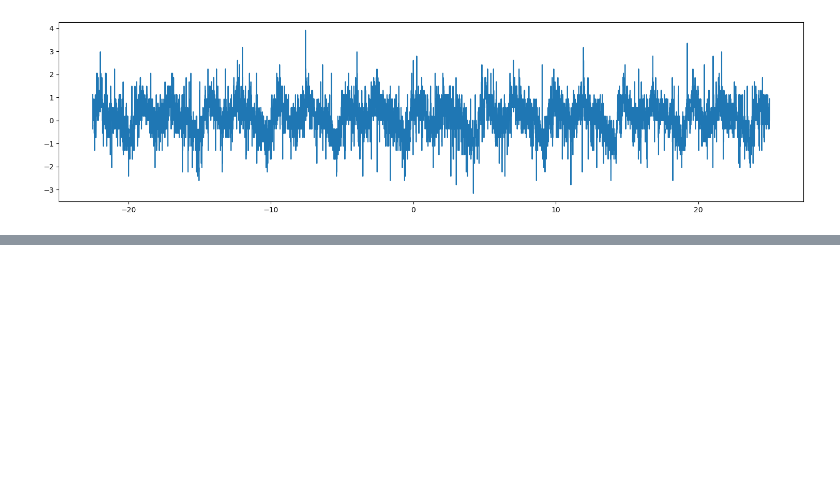
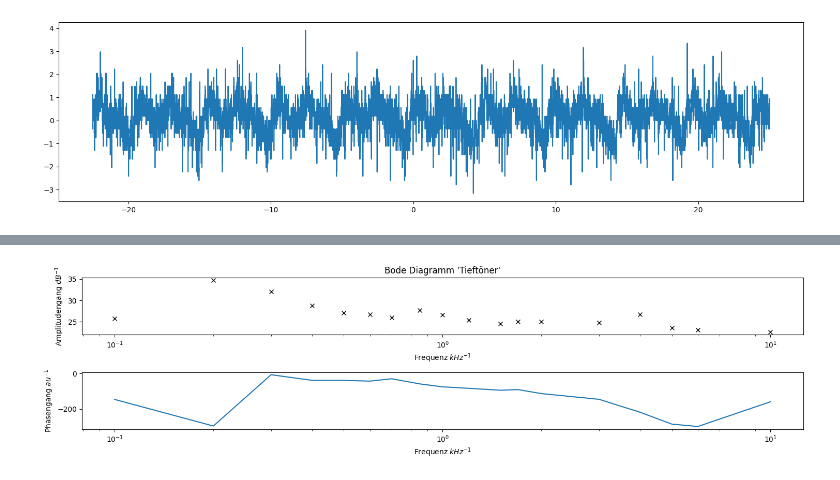
Before and after one commit to Matze-Katze/SSS, a Jupyter notebook: Versuch3/versuch3.ipynb, the cells around one changed output, grey strips where cells are left out. Saved outputs shown, nothing was run; the diff lists cells and outputs as text; code cells hidden in the pictures; blank space fills up the shorter version.

Commit message:
Added quick-and-dirty version for the second task.

```diff
--- a/Versuch3/versuch3.ipynb
+++ b/Versuch3/versuch3.ipynb
@@ -19,0 +22,83 @@ plt.plot(x[:,0],x[:,1],label="Mundharmonika")
+# %%
+# kHz
+freqs = [.1, .2, .3, .4, .5, .6, .7, .85, 1, 1.2, 1.5, 1.7, 2, 3, 4, 5, 6, 10]
+
+def read_csv(path:str, col:int, start:int, stop:int):
+    values = np.genfromtxt(fname=path,dtype=str, delimiter=";", usecols=(col), skip_header=start-1, max_rows=stop-start)
+    valueList=[]
+    for yStrings in values:
+        if yStrings.endswith('s'):
+            yStrings = yStrings[:-2]
+        Values=yStrings.replace(",",".").split(";")
+        valueList.append(Values)
+    return np.array(valueList, dtype= float)
+
+# takes time-deltas, returns phaseshifts
+def delta2phase(delta_arrray, freqs_array=freqs):
+    phasearray = []
+    for i in range(len(delta_arrray)):
+        phasearray.append(-delta_arrray[i] * 360/1000 * freqs_array[i]) # adjust powers of ten
+    return phasearray
+
+# check if phaseshift (adjustet to s) is smaller than 2pi (given in seconds also). If not returns False, prints Index.
+def check_phases(delta_array, freqsarray=freqs)->bool:
+    for i in range(2, len(delta_array)):
+        if delta_array[i] / 1_000_000 > 1 / (freqsarray[i] * 1000):# adjust powers of ten
+            print("Failed at Index " + str(i) + ": " + str(delta_array[i] / 1_000_000) + " , " + str(1 / (freqsarray[i]) * 1000))
+            return False
+    return True
+# print(check_phases(delta_t))
+# print(check_phases(delta_h))
+
+# 'Tieftöner'
+peak2peak_t = read_csv("./Files/teil2.csv", 2, 2, 20)
+delta_t = read_csv("./Files/teil2.csv", 3, 2, 20)
+# adapt ms -> µs
+for i in range(0,2):
+    delta_t[i] *= 1000
+log_peak2peak_t = 20 * np.log10(peak2peak_t)
+
+phases_t = delta2phase(delta_t)
+# print(phases_t)
+
+# 'Hochtöner'
+peak2peak_h = read_csv("./Files/teil2.csv", 2, 22, 40)
+delta_h = read_csv("./Files/teil2.csv", 3, 22, 40)
+# adapt ms -> µs
+for i in range(0,5):
+    delta_h[i] *= 1000
+log_peak2peak_h = 20 * np.log10(peak2peak_h)
+
+phases_h = delta2phase(delta_h)
+
+
+def plotter():
+    pass
+
+plt.subplot(2, 1, 1)
+plt.title("Bode Diagramm \'Tieftöner\'")
+plt.plot(freqs, log_peak2peak_t, 'xk')
+plt.semilogx()
+plt.xlabel("Frequenz $kHz^{-1}$")
+plt.ylabel("Amplitudengang $dB^{-1}$")
+# plt.show()
+plt.subplot(2, 1, 2)
+plt.semilogx(freqs, phases_t)
+plt.xlabel("Frequenz $kHz^{-1}$")
+plt.ylabel("Phasengang $au^{-1}$")
+plt.show()
+
+plt.subplot(2, 1, 1)
+plt.title("Bode Diagramm \'Hochtöner\'")
+plt.plot(freqs, log_peak2peak_h, 'xk')
+plt.semilogx()
+plt.xlabel("Frequenz $kHz^{-1}$")
+plt.ylabel("Amplitudengang $dB^{-1}$")
+# plt.show()
+plt.subplot(2, 1, 2)
+plt.semilogx(freqs, phases_h)
+plt.xlabel("Frequenz $kHz^{-1}$")
+plt.ylabel("Phasengang $au^{-1}$")
+plt.show()
+# %% [output]
+[figure, added]
```
Also changed, not shown: parts of 2 cells of this notebook, 1 other file.
